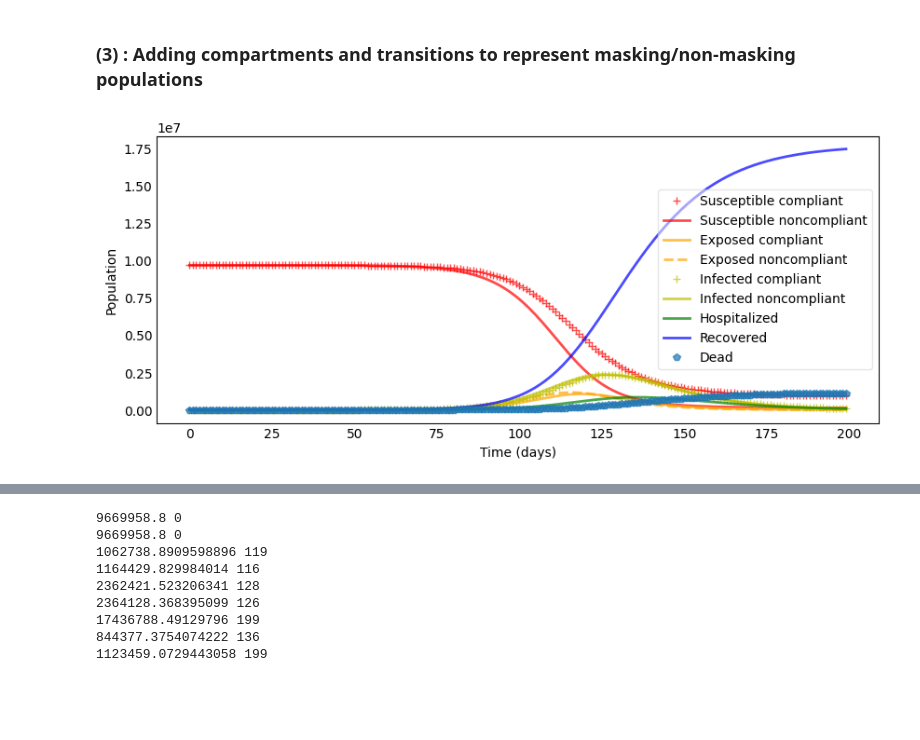
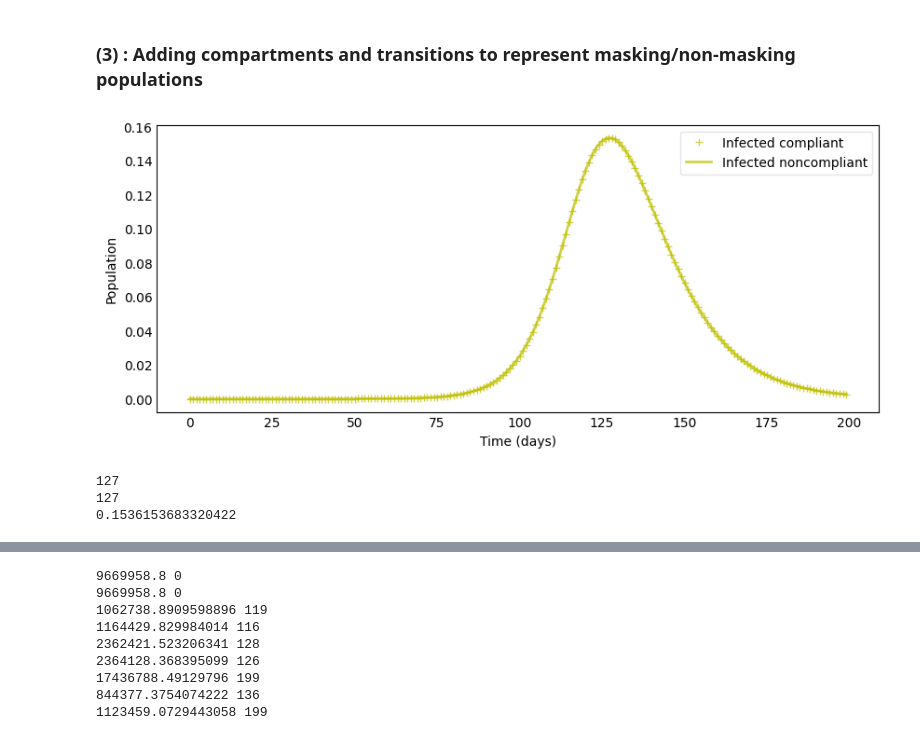
Before and after one commit to ml4ai/funman, a Jupyter notebook: notebooks/SEIRHD-sim.ipynb, the cells around one changed output, grey strips where cells are left out. Drawn from its saved outputs; the diff is of its cells as text; code cells hidden in the pictures; blank space fills up the shorter version.

```diff
--- a/notebooks/SEIRHD-sim.ipynb
+++ b/notebooks/SEIRHD-sim.ipynb
@@ -310,15 +410,15 @@ def SEIHRD_compliance_model(y, t, beta, r_EI, p_EI, r_IR, p_IR, r_IH, p_IH, r_HR
 #  plot model
 def plotSEIHRD_compliance(t, Sc, Sn, Ec, En, Ic, In, H, R, D):
     f, ax = plt.subplots(1,1,figsize=(10,4))
-    ax.plot(t, Sc, 'r+', alpha=0.7, linewidth=2, label='Susceptible compliant')
-    ax.plot(t, Sn, 'r', alpha=0.7, linewidth=2, label='Susceptible noncompliant')
-    ax.plot(t, Ec, 'orange', alpha=0.7, linewidth=2, label='Exposed compliant')
-    ax.plot(t, En, 'orange', alpha=0.7, linewidth=2,linestyle='--', label='Exposed noncompliant')
+    # ax.plot(t, Sc, 'r+', alpha=0.7, linewidth=2, label='Susceptible compliant')
+    # ax.plot(t, Sn, 'r', alpha=0.7, linewidth=2, label='Susceptible noncompliant')
+    # ax.plot(t, Ec, 'orange', alpha=0.7, linewidth=2, label='Exposed compliant')
+    # ax.plot(t, En, 'orange', alpha=0.7, linewidth=2,linestyle='--', label='Exposed noncompliant')
     ax.plot(t, Ic, 'y+', alpha=0.7, linewidth=2, label='Infected compliant')
     ax.plot(t, In, 'y', alpha=0.7, linewidth=2, label='Infected noncompliant')
-    ax.plot(t, H, 'g', alpha=0.7, linewidth=2, label='Hospitalized')
-    ax.plot(t, R, 'b', alpha=0.7, linewidth=2, label='Recovered')
-    ax.plot(t, D, 'p', alpha=0.7, linewidth=2, label='Dead')
+    # ax.plot(t, H, 'g', alpha=0.7, linewidth=2, label='Hospitalized')
+    # ax.plot(t, R, 'b', alpha=0.7, linewidth=2, label='Recovered')
+    # ax.plot(t, D, 'p', alpha=0.7, linewidth=2, label='Dead')
 
     ax.set_xlabel('Time (days)')
     ax.set_ylabel('Population')
@@ -338,51 +438,70 @@ def r_IR(t): return np.piecewise(t, [t>=0], [0.07])
 def p_IR(t): return np.piecewise(t, [t>=0], [0.8])
 def r_IH(t): return np.piecewise(t, [t>=0], [0.1])
 def p_IH(t): return np.piecewise(t, [t>=0], [0.2])
 def r_HR(t): return np.piecewise(t, [t>=0], [0.1])
 def p_HR(t): return np.piecewise(t, [t>=0], [0.88])
 def r_HD(t): return np.piecewise(t, [t>=0], [0.1])
 def p_HD(t): return np.piecewise(t, [t>=0], [0.12])
 def p_NCC(t): return np.piecewise(t, [t>=0], [0.1])
 def p_CNC(t): return np.piecewise(t, [t>=0], [0.1])
-def c_m_0(t): return np.piecewise(t, [t>=0], [0.9])
-def c_m_1(t): return np.piecewise(t, [t>=0], [0.5])
-def c_m_2(t): return np.piecewise(t, [t>=0], [0.1])
-def c_m_3(t): return np.piecewise(t, [t>=0], [0.5])
-def eps_m_0(t): return np.piecewise(t, [t>=0], [0.9])
-def eps_m_1(t): return np.piecewise(t, [t>=0], [0.5])
-def eps_m_2(t): return np.piecewise(t, [t>=0], [0.1])
-def eps_m_3(t): return np.piecewise(t, [t>=0], [0.5])
+def c_m_0(t): return np.piecewise(t, [t>=0], [0.4])
+def c_m_1(t): return np.piecewise(t, [t>=0], [0.4])
+def c_m_2(t): return np.piecewise(t, [t>=0], [0.4])
+def c_m_3(t): return np.piecewise(t, [t>=0], [0.4])
+def eps_m_0(t): return np.piecewise(t, [t>=0], [0.4])
+def eps_m_1(t): return np.piecewise(t, [t>=0], [0.4])
+def eps_m_2(t): return np.piecewise(t, [t>=0], [0.4])
+def eps_m_3(t): return np.piecewise(t, [t>=0], [0.4])
 def N(t): return 19340000
 
 
 # set initial conditions
-N0 = 19340000
-Ic0 = 40 # fill in with data
-In0 = 40 # fill in with data
+
+Ic0 = 2 # fill in with data
+In0 = 2 # fill in with data
 D0 = 0 # fill in with data
 R0 = 0 # fill in with data
-H0 = I0/10 # fill in with data
-Ec0 = I0/4
-En0 = I0/4
-Sc0 = (1/2)*(N0 - Ec0 - En0 - Ic0 - In0 - R0 - H0 - D0)
-Sn0 = (1/2)*(N0 - Ec0 - En0 - Ic0 - In0 - R0 - H0 - D0)
+H0 = 0 # fill in with data
+Ec0 = 0.5
+En0 = 0.5
+Sc0 = 9669997.50000000
+Sn0 = 9669997.50000000
 y0 = Sc0, Sn0, Ec0, En0, Ic0, In0, H0, R0, D0 # Initial conditions vector
+N0 = Sc0 + Sn0 + Ec0 + En0 + Ic0 + In0 + H0 + R0 + D0
 
 # set simulation parameters
 ##
 dt = 1
 tstart = 0
 tend = 200
 tvect = np.arange(tstart, tend, dt)
 
 # solve odes
 sim = odeint(SEIHRD_compliance_model, y0, tvect, args=(beta, r_EI, p_EI, r_IR, p_IR, r_IH, p_IH, r_HR, p_HR, r_HD, p_HD, N, c_m_0, eps_m_0, c_m_1, eps_m_1, c_m_2, eps_m_2, c_m_3, eps_m_3, p_NCC, p_CNC))
 Sc, Sn, Ec, En, Ic, In, H, R, D = sim.T
 
 # plot results
-plotSEIHRD_compliance(tvect, Sc, Sn, Ec, En, Ic, In, H, R, D)
+plotSEIHRD_compliance(tvect, Sc/N0, Sn/N0, Ec/N0, En/N0, Ic/N0, In/N0, H/N0, R/N0, D/N0)
 # %% [output]
-[figure, old version]
+[figure, new version]
+# %%
+print(np.argmax(Ic))
+print(np.argmax(In))
+print(max(Ic/N0))
+
+# print('Sc', Sc[75])
+# print('Sn', Sn[75])
+# print('Ec', Ec[75])
+# print('En', En[75])
+# print('Ic', Ic[75])
+# print('In', In[75])
+# print('H', H[75])
+# print('R', R[75])
+# print('D', D[75])
+# %% [output]
+127
+127
+0.1536153683320422
 # %%
 pd.set_option('display.max_columns', None)
 pd.set_option('display.max_rows', None)
```
Also changed, not shown: parts of 7 cells of this notebook, 1 other file.
